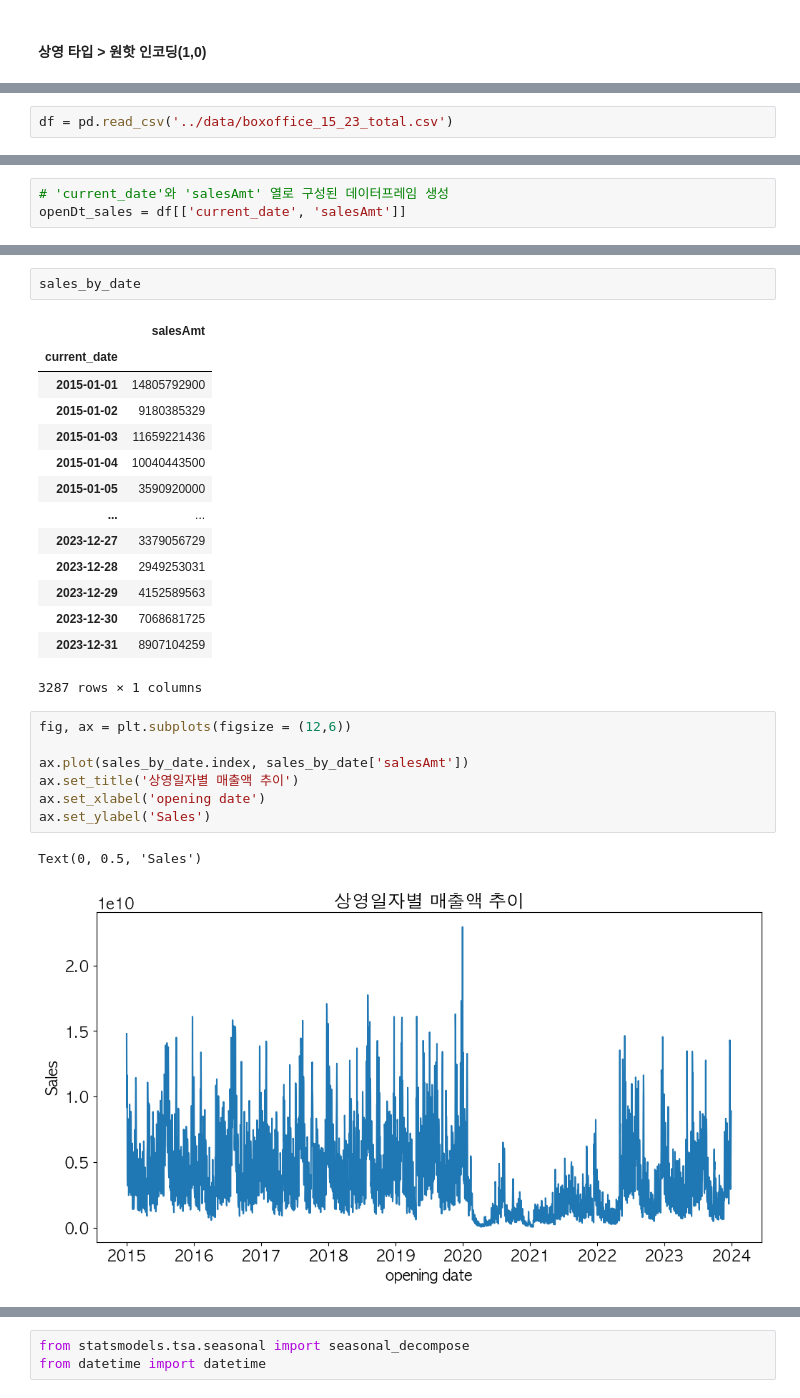
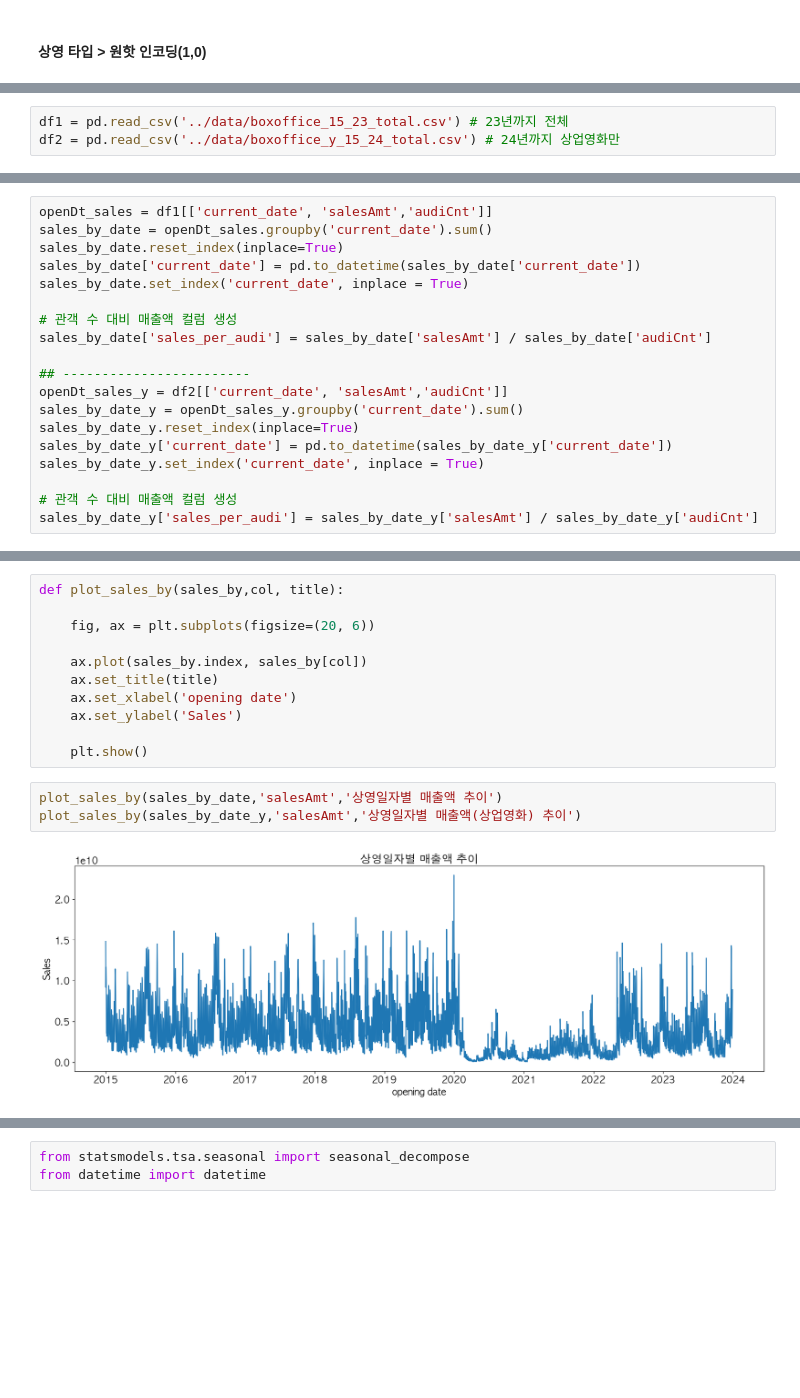
Before and after one commit to sin09135/movie, a Jupyter notebook: code/박스오피스EDA.ipynb, the cells around one changed output, grey strips where cells are left out. Cells and saved outputs as stored; diff of their text form; blank space fills up the shorter version.

```diff
--- a/code/박스오피스EDA.ipynb
+++ b/code/박스오피스EDA.ipynb
@@ -470,2 +325,3 @@ memory usage: 611.7+ KB
 # %%
-df = pd.read_csv('../data/boxoffice_15_23_total.csv')
+df1 = pd.read_csv('../data/boxoffice_15_23_total.csv') # 23년까지 전체
+df2 = pd.read_csv('../data/boxoffice_y_15_24_total.csv') # 24년까지 상업영화만
@@ -507,3 +328,19 @@ Name: current_date, Length: 33523, dtype: object
 # %%
-# 'current_date'와 'salesAmt' 열로 구성된 데이터프레임 생성
-openDt_sales = df[['current_date', 'salesAmt']]
+openDt_sales = df1[['current_date', 'salesAmt','audiCnt']]
+sales_by_date = openDt_sales.groupby('current_date').sum()
+sales_by_date.reset_index(inplace=True)
+sales_by_date['current_date'] = pd.to_datetime(sales_by_date['current_date'])
+sales_by_date.set_index('current_date', inplace = True)
+
+# 관객 수 대비 매출액 컬럼 생성
+sales_by_date['sales_per_audi'] = sales_by_date['salesAmt'] / sales_by_date['audiCnt']
+
+## ------------------------
+openDt_sales_y = df2[['current_date', 'salesAmt','audiCnt']]
+sales_by_date_y = openDt_sales_y.groupby('current_date').sum()
+sales_by_date_y.reset_index(inplace=True)
+sales_by_date_y['current_date'] = pd.to_datetime(sales_by_date_y['current_date'])
+sales_by_date_y.set_index('current_date', inplace = True)
+
+# 관객 수 대비 매출액 컬럼 생성
+sales_by_date_y['sales_per_audi'] = sales_by_date_y['salesAmt'] / sales_by_date_y['audiCnt']
@@ -519,27 +347,16 @@ sales_by_date.set_index('current_date', inplace = True)
-# %%
-sales_by_date
-# %% [output]
-|  | salesAmt |
-| current_date |  |
-| 2015-01-01 | 14805792900 |
-| 2015-01-02 | 9180385329 |
-| 2015-01-03 | 11659221436 |
-| 2015-01-04 | 10040443500 |
-| 2015-01-05 | 3590920000 |
-| ... | ... |
-| 2023-12-27 | 3379056729 |
-| 2023-12-28 | 2949253031 |
-| 2023-12-29 | 4152589563 |
-| 2023-12-30 | 7068681725 |
-| 2023-12-31 | 8907104259 |
-3287 rows × 1 columns
+# %%
+def plot_sales_by(sales_by,col, title):
+
+    fig, ax = plt.subplots(figsize=(20, 6))
+
+    ax.plot(sales_by.index, sales_by[col])
+    ax.set_title(title)
+    ax.set_xlabel('opening date')
+    ax.set_ylabel('Sales')
+
+    plt.show()
 # %%
-fig, ax = plt.subplots(figsize = (12,6))
-
-ax.plot(sales_by_date.index, sales_by_date['salesAmt'])
-ax.set_title('상영일자별 매출액 추이')
-ax.set_xlabel('opening date')
-ax.set_ylabel('Sales')
+plot_sales_by(sales_by_date,'salesAmt','상영일자별 매출액 추이')
+plot_sales_by(sales_by_date_y,'salesAmt','상영일자별 매출액(상업영화) 추이')
 # %% [output]
-Text(0, 0.5, 'Sales')
-[figure, old version]
+[figure, new version]
```
Also changed, not shown: parts of 60 cells of this notebook, 9 other files.
